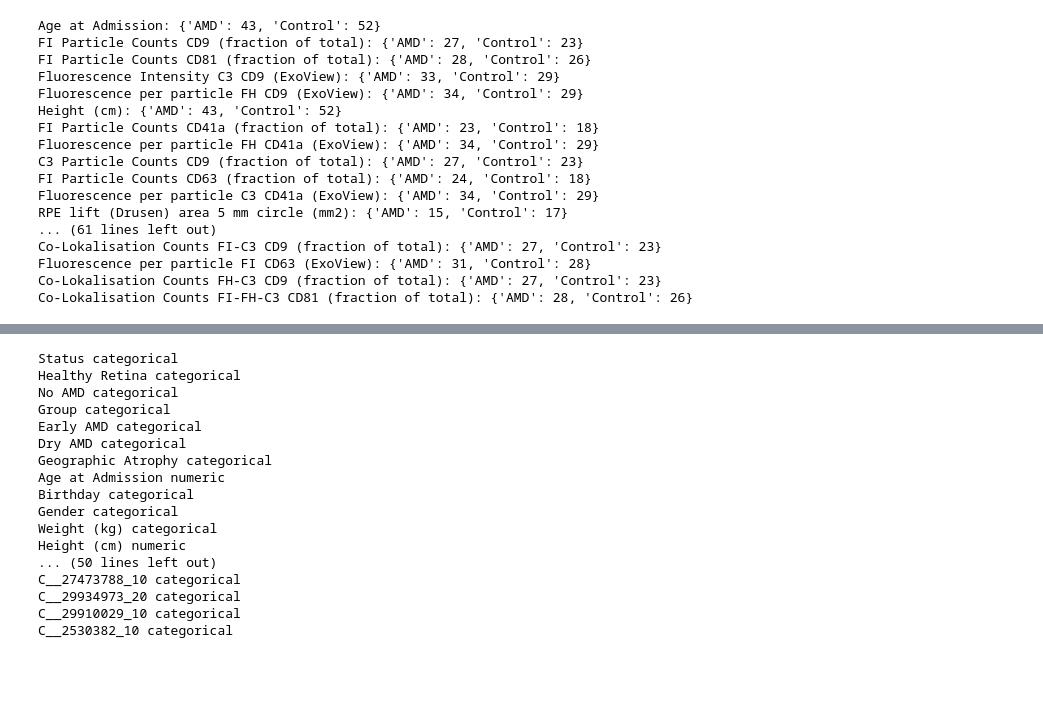
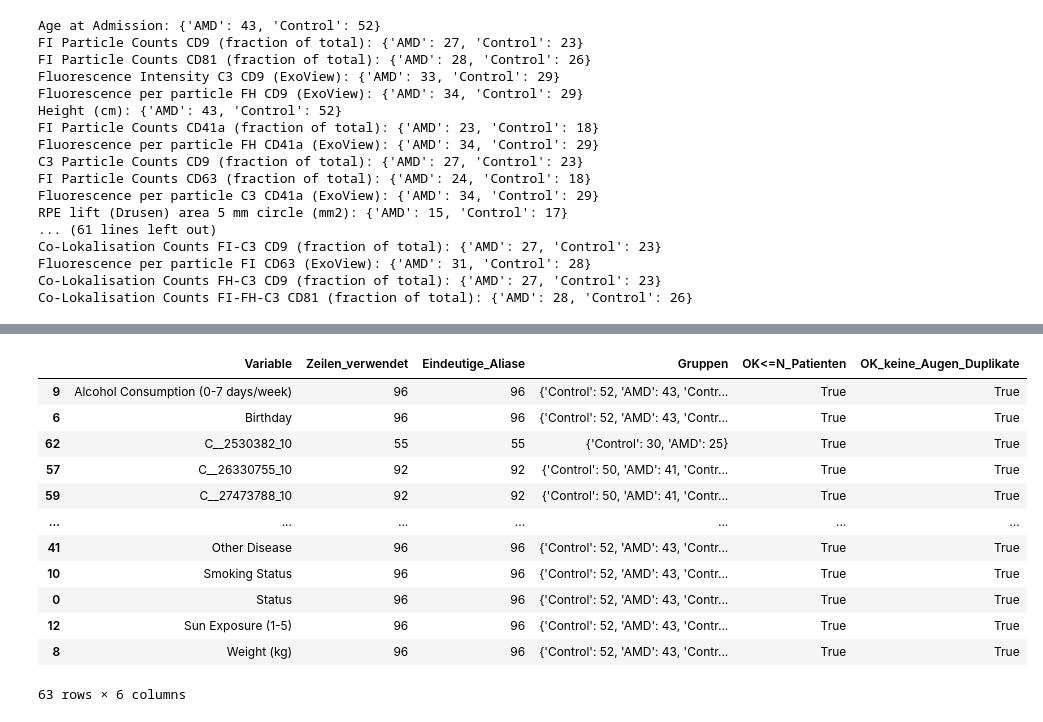
Before and after one commit to hannesur98/cambio-analysis, a Jupyter notebook: notebooks/cambio_vis.ipynb, the cells around one changed output, grey strips where cells are left out. Cells and saved outputs as stored; diff of their text form; code cells hidden in the pictures; blank space fills up the shorter version.

```diff
--- a/notebooks/cambio_vis.ipynb
+++ b/notebooks/cambio_vis.ipynb
@@ -163,22 +157,46 @@ Aliase mit nur einem Auge: [6, 7, 9, 10, 12, 14, 18, 21, 22, 24, 25, 32, 34, 40,
-# %%
-# Alle Spaltennamen in person_vars und ihr erkannter Typ
-for col in cambio.person_vars:
-    print(col, cambio._col_type.get(col))
-# %% [output]
-Status categorical
-Healthy Retina categorical
-No AMD categorical
-Group categorical
-Early AMD categorical
-Dry AMD categorical
-Geographic Atrophy categorical
-Age at Admission numeric
-Birthday categorical
-Gender categorical
-Weight (kg) categorical
-Height (cm) numeric
-... (50 lines left out)
-C__27473788_10 categorical
-C__29934973_20 categorical
-C__29910029_10 categorical
-C__2530382_10 categorical
+# %%
+# Erwartete Anzahl Personen (ein Alias pro Person in person_df)
+n_patients = cambio.person_df["Alias"].nunique()
+
+rows = []
+cat_person_vars = [
+    v for v in cambio.person_vars
+    if v in cambio.person_df.columns and cambio._col_type.get(v) == "categorical"
+]
+
+for var in cat_person_vars:
+    # nur Zeilen, die für den Chi²-Test genutzt würden (Group + Var vorhanden)
+    df_used = cambio.person_df[["Alias", "Group", var]].dropna(subset=["Group", var])
+    person_rows = len(df_used)
+    unique_aliases = df_used["Alias"].nunique()
+    group_counts = df_used["Group"].value_counts().to_dict()
+
+    # Plausibilitäts-Checks
+    ok_not_exceed = (person_rows <= n_patients) and (unique_aliases <= n_patients)
+    ok_no_eye_dup  = (person_rows == unique_aliases)  # jede Person max. 1x gezählt
+
+    rows.append({
+        "Variable": var,
+        "Zeilen_verwendet": person_rows,
+        "Eindeutige_Aliase": unique_aliases,
+        "Gruppen": group_counts,
+        "OK<=N_Patienten": ok_not_exceed,
+        "OK_keine_Augen_Duplikate": ok_no_eye_dup,
+    })
+
+check_df = pd.DataFrame(rows).sort_values(["OK<=N_Patienten","OK_keine_Augen_Duplikate","Variable"], ascending=[True,True,True])
+check_df
+# %% [output]
+|  | Variable | Zeilen_verwendet | Eindeutige_Aliase | Gruppen | OK<=N_Patienten | OK_keine_Augen_Duplikate |
+| 9 | Alcohol Consumption (0-7 days/week) | 96 | 96 | {'Control': 52, 'AMD': 43, 'Contr... | True | True |
+| 6 | Birthday | 96 | 96 | {'Control': 52, 'AMD': 43, 'Contr... | True | True |
+| 62 | C__2530382_10 | 55 | 55 | {'Control': 30, 'AMD': 25} | True | True |
+| 57 | C__26330755_10 | 92 | 92 | {'Control': 50, 'AMD': 41, 'Contr... | True | True |
+| 59 | C__27473788_10 | 92 | 92 | {'Control': 50, 'AMD': 41, 'Contr... | True | True |
+| ... | ... | ... | ... | ... | ... | ... |
+| 41 | Other Disease | 96 | 96 | {'Control': 52, 'AMD': 43, 'Contr... | True | True |
+| 10 | Smoking Status | 96 | 96 | {'Control': 52, 'AMD': 43, 'Contr... | True | True |
+| 0 | Status | 96 | 96 | {'Control': 52, 'AMD': 43, 'Contr... | True | True |
+| 12 | Sun Exposure (1-5) | 96 | 96 | {'Control': 52, 'AMD': 43, 'Contr... | True | True |
+| 8 | Weight (kg) | 96 | 96 | {'Control': 52, 'AMD': 43, 'Contr... | True | True |
+63 rows × 6 columns
```
Also changed, not shown: parts of 8 cells of this notebook, 2 other files.
